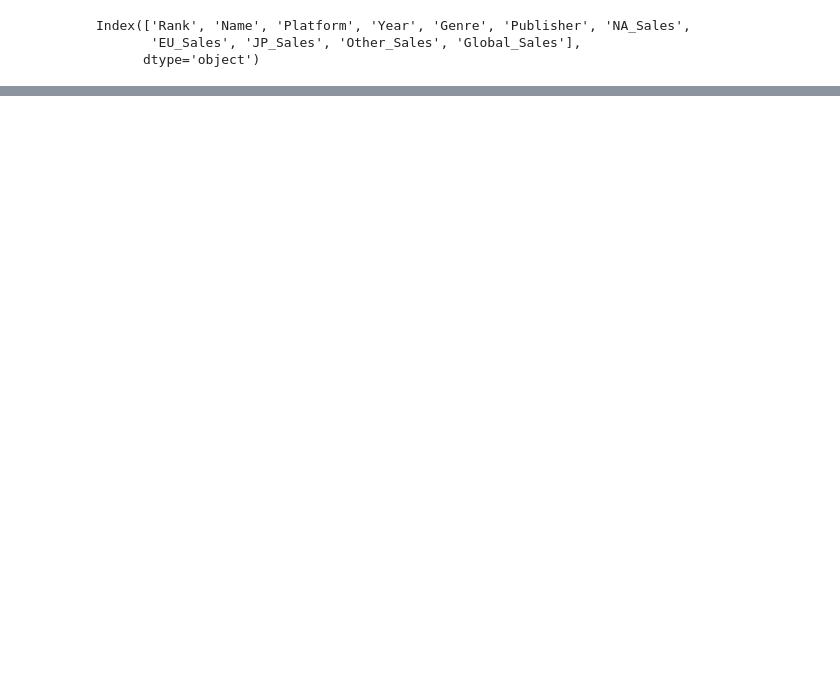
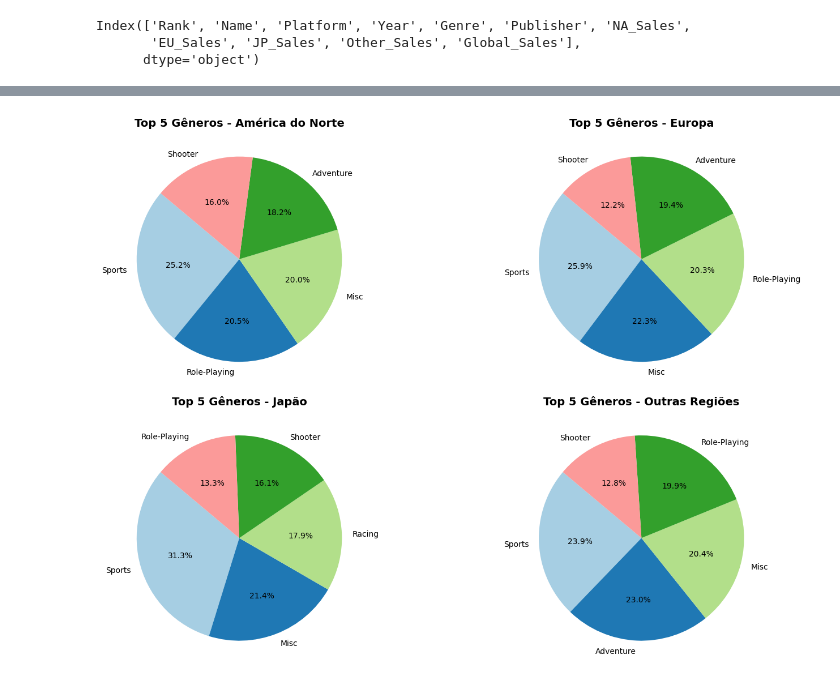
Before and after one commit to leonsk5/CienciadeDados, a Jupyter notebook: projects-vgsales/new-vgsales.ipynb, the cells around one changed output, grey strips where cells are left out. Cells and saved outputs as stored; diff of their text form; code cells hidden in the pictures; blank space fills up the shorter version.

```diff
--- a/projects-vgsales/new-vgsales.ipynb
+++ b/projects-vgsales/new-vgsales.ipynb
@@ -71,0 +261,37 @@ df.to_csv("vgsales_updated.csv", index=False)
+# %%
+ #📌 Agrupar os dados por gênero e somar as vendas para cada região
+genre_sales_by_region = df.groupby('Genre')[['NA_Sales', 'EU_Sales', 'JP_Sales', 'Other_Sales']].sum()
+
+# 📌 Remover o gênero 'Action' (que distorce a análise)
+genre_sales_by_region = genre_sales_by_region.drop(index='Action', errors='ignore')
+
+# 📌 Selecionar os 5 gêneros mais vendidos em cada região
+top_genres_per_region = {}
+for region in ['NA_Sales', 'EU_Sales', 'JP_Sales', 'Other_Sales']:
+    top_genres_per_region[region] = genre_sales_by_region[region].nlargest(5)
+
+# 📌 Definir cores vibrantes e discretas
+colors = plt.cm.Paired.colors
+
+# 📌 Criar um layout separado para os gráficos de pizza
+regions = ['NA_Sales', 'EU_Sales', 'JP_Sales', 'Other_Sales']
+region_titles = ['América do Norte', 'Europa', 'Japão', 'Outras Regiões']
+
+fig, axes = plt.subplots(2, 2, figsize=(16, 10))  # Ajustando tamanho para melhor visibilidade
+
+for ax, region, title in zip(axes.flatten(), regions, region_titles):
+    top_genres_per_region[region].plot(
+        kind='pie',
+        autopct='%1.1f%%',
+        startangle=140,
+        colors=colors,
+        legend=False,
+        ax=ax
+    )
+    ax.set_title(f'Top 5 Gêneros - {title}', fontsize=14, fontweight='bold')
+    ax.set_ylabel('')  # Remover rótulo do eixo Y
+
+plt.tight_layout()
+plt.show()
+# %% [output]
+[figure, added]
```
Also changed, not shown: parts of 13 cells of this notebook.
